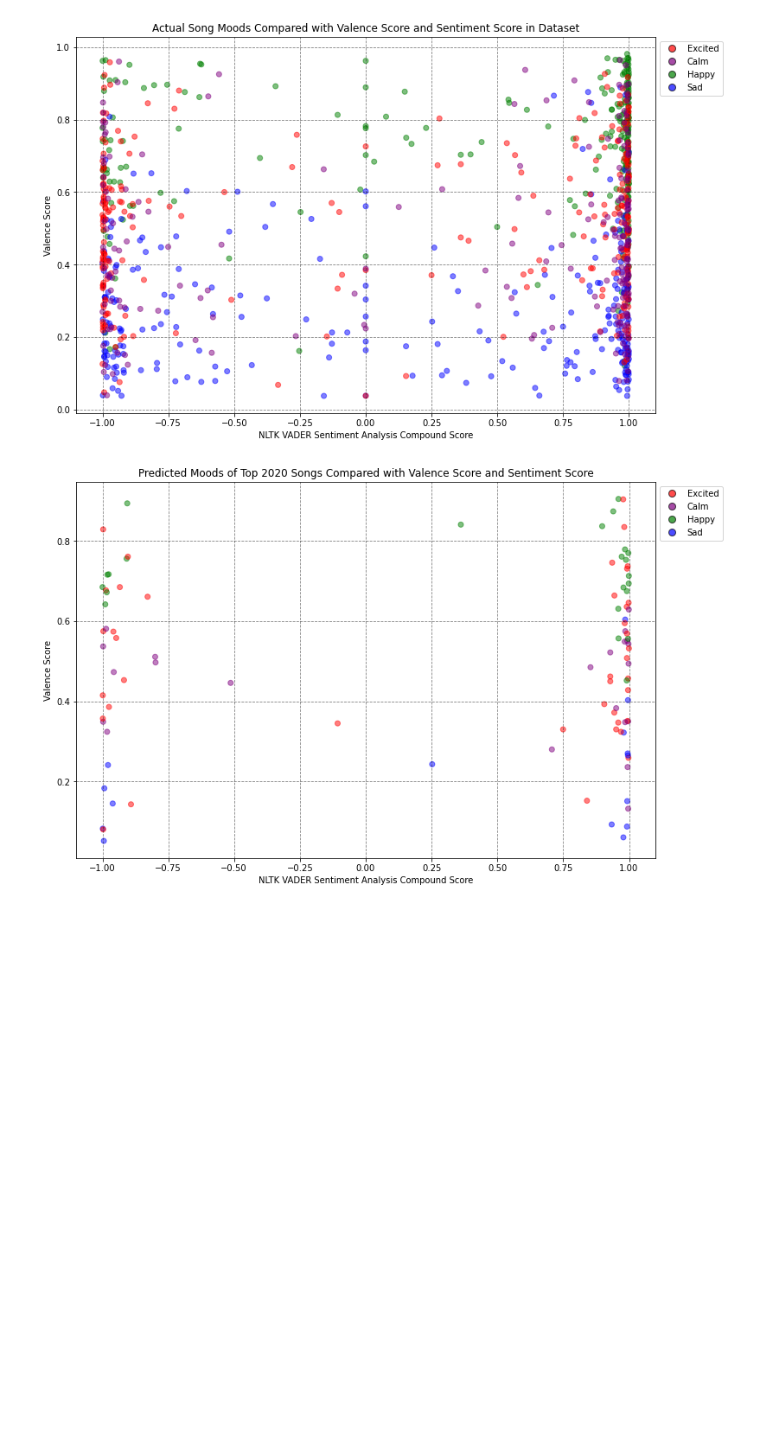
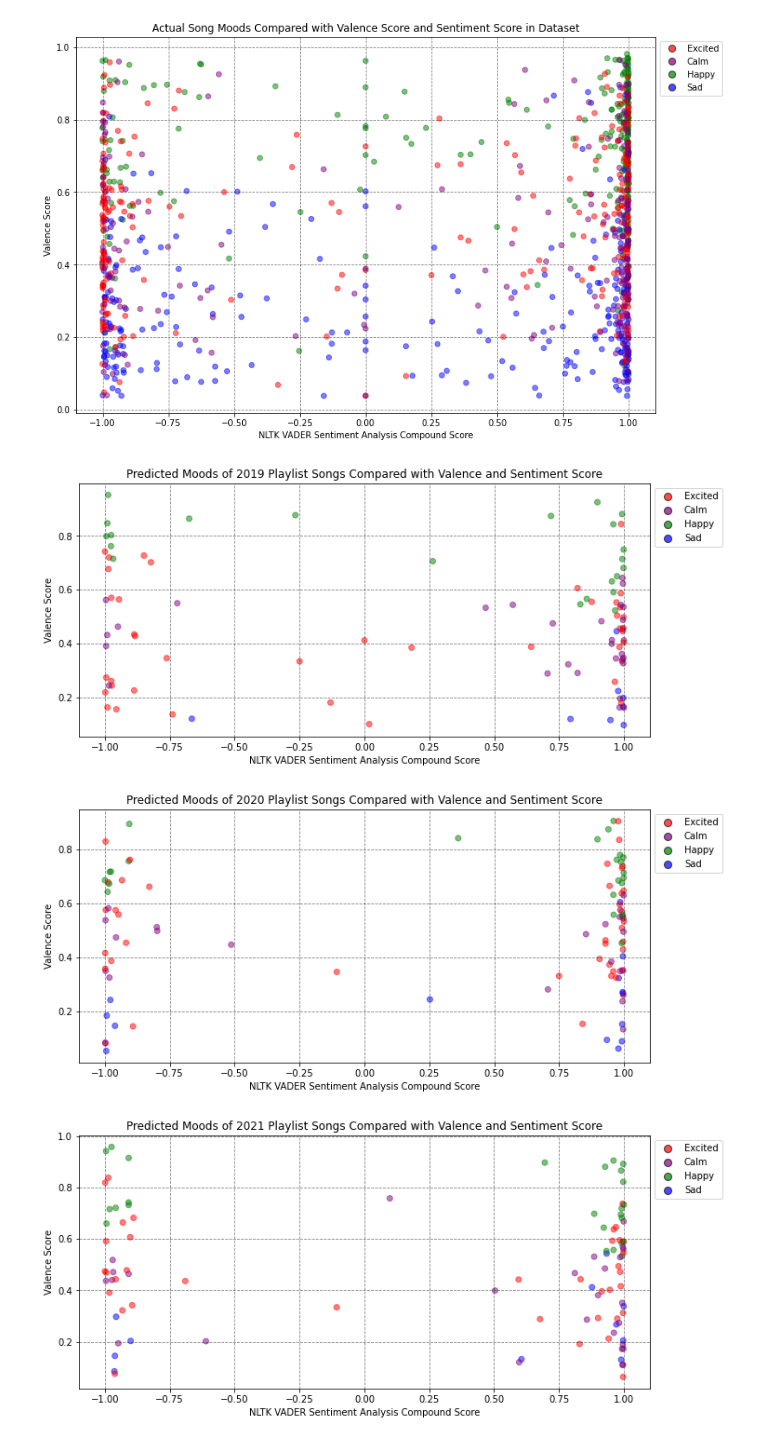
Before and after one commit to ACheung02/Spotify_Sentiment_Analysis, a Jupyter notebook: DataVis.ipynb, the cells around one changed output. Cells and saved outputs as stored; diff of their text form; code cells hidden in the pictures; blank space fills up the shorter version.

Commit message:
Added 2022 predicted mood data, added valenceSentimentMoodScatter function

```diff
--- a/DataVis.ipynb
+++ b/DataVis.ipynb
@@ -91,39 +108,49 @@ plt.show()
 # %% [output]
 [figure]
 # %%
-#scatter plot for the the predicted moods in 2020.csv over the valence scores against sentiment analysis scores
-df = pd.read_csv('PredictedMood/2020.csv')
+#scatter plot function for the the predicted moods over the valence scores against sentiment analysis scores
+#to be used in website to show use of sentiment analysis for lyrics
 
-valence = df['valence']
-sentiment = df['sentiment']
-mood = df['predicted_mood']
+def valenceSentimentMoodScatter(csv, playlist_name):
+    df = pd.read_csv(csv)
 
-colours = []
-for i in mood:
-    if i == 'Excited':
-        colours.append('red')
-    elif i == 'Calm':
-        colours.append('purple')
-    elif i == 'Happy':
-        colours.append('green')
-    elif i == 'Sad':
-        colours.append('blue')
+    valence = df['valence']
+    sentiment = df['sentiment']
+    mood = df['predicted_mood']
 
-fig, ax = plt.subplots(figsize = (12, 8))
-ax.scatter(sentiment, valence, c=colours, alpha = 0.5)
-ax.set(title = 'Predicted Moods of Top 2020 Songs Compared with Valence Score and Sentiment Score', xlabel = 'NLTK VADER Sentiment Analysis Compound Score', ylabel = 'Valence Score')
-ax.grid(axis = 'both', linestyle = '--', color = 'black', alpha = 0.5)
+    colours = []
+    for i in mood:
+        if i == 'Excited':
+            colours.append('red')
+        elif i == 'Calm':
+            colours.append('purple')
+        elif i == 'Happy':
+            colours.append('green')
+        elif i == 'Sad':
+            colours.append('blue')
 
-#manually adding moods to the legend
-legend = [
-    Line2D([0], [0], marker='o', color='none', label='Excited', markerfacecolor='red', markersize=8, alpha = 0.7),
-    Line2D([0], [0], marker='o', color='none', label='Calm', markerfacecolor='purple', markersize=8, alpha = 0.7),
-    Line2D([0], [0], marker='o', color='none', label='Happy', markerfacecolor='green', markersize=8, alpha = 0.7),
-    Line2D([0], [0], marker='o', color='none', label='Sad', markerfacecolor='blue', markersize=8, alpha = 0.7)
-    ]
-ax.legend(handles=legend, bbox_to_anchor=(1, 1))
+    fig, ax = plt.subplots(figsize = (11, 5))
+    ax.scatter(sentiment, valence, c=colours, alpha = 0.5)
+    ax.set(title = f'Predicted Moods of {playlist_name} Playlist Songs Compared with Valence and Sentiment Score', xlabel = 'NLTK VADER Sentiment Analysis Compound Score', ylabel = 'Valence Score')
+    ax.grid(axis = 'both', linestyle = '--', color = 'black', alpha = 0.5)
 
-plt.savefig('DataVis/ValenceSentimentMood_Scatter_2020.png', facecolor = 'white', transparent = False)
-plt.show()
+    #manually adding moods to the legend
+    legend = [
+        Line2D([0], [0], marker='o', color='none', label='Excited', markerfacecolor='red', markersize=8, alpha = 0.7),
+        Line2D([0], [0], marker='o', color='none', label='Calm', markerfacecolor='purple', markersize=8, alpha = 0.7),
+        Line2D([0], [0], marker='o', color='none', label='Happy', markerfacecolor='green', markersize=8, alpha = 0.7),
+        Line2D([0], [0], marker='o', color='none', label='Sad', markerfacecolor='blue', markersize=8, alpha = 0.7)
+        ]
+    ax.legend(handles=legend, bbox_to_anchor=(1, 1))
+
+    plt.savefig(f'DataVis/ValenceSentimentMood_Scatter_{playlist_name}.png', facecolor = 'white', transparent = False)
+    plt.show()
+
+valenceSentimentMoodScatter('PredictedMood/2019.csv', '2019')
+valenceSentimentMoodScatter('PredictedMood/2020.csv', '2020')
+valenceSentimentMoodScatter('PredictedMood/2021.csv', '2021')
+valenceSentimentMoodScatter('PredictedMood/2022.csv', '2022')
 # %% [output]
-[figure, old version]
+[figure, new version]
+[figure, added]
+[figure, added]
```
Also changed, not shown: parts of 3 cells of this notebook, 16 other files.
